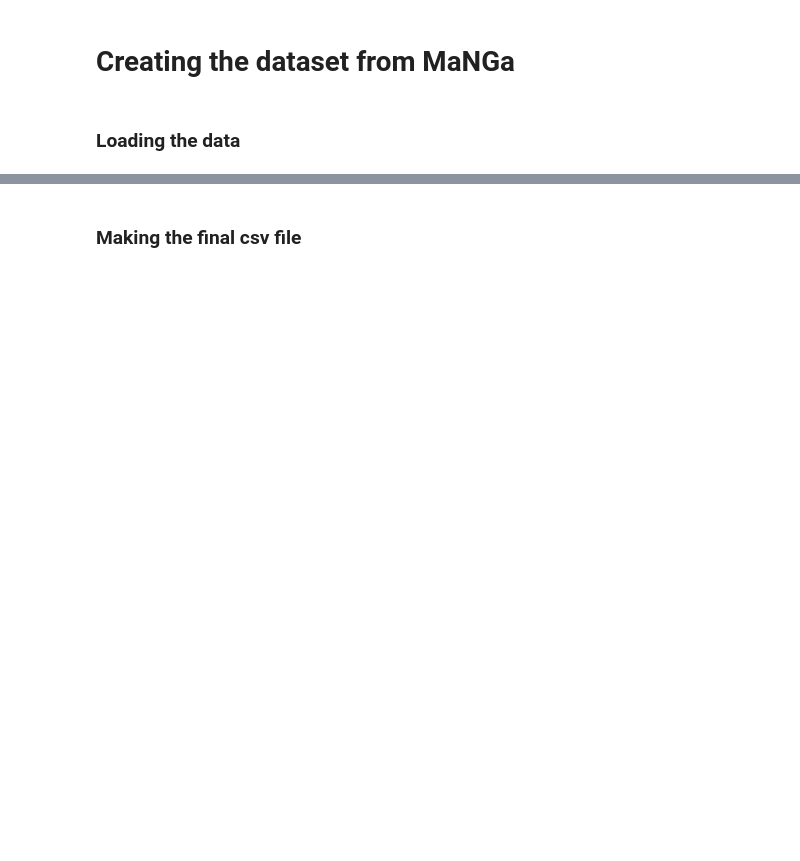
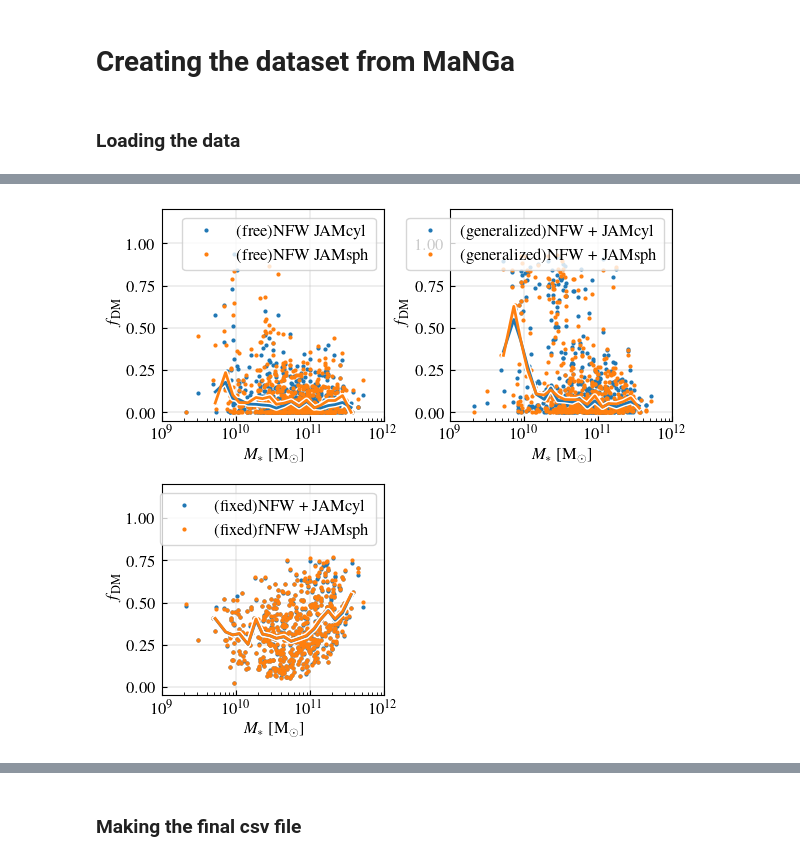
Before and after one commit to Annapreto23/TangoSIDM_DMFraction, a Jupyter notebook: data/Observational_datasets/MANGA_post_processed.ipynb, the cells around one changed output, grey strips where cells are left out. Saved outputs shown, nothing was run; the diff lists cells and outputs as text; code cells hidden in the pictures; blank space fills up the shorter version.

```diff
--- a/data/Observational_datasets/MANGA_post_processed.ipynb
+++ b/data/Observational_datasets/MANGA_post_processed.ipynb
@@ -6,5 +6,15 @@ import matplotlib.pyplot as plt
 import pandas as pd
 import csv
 from astropy.io import fits
+# %%
+def plot_median(xdata, ydata, color):
+    bins = np.arange(9, 12, 0.1)
+    bins = 10**bins
+    num_bins = len(bins)
+    indx = np.digitize(xdata, bins)
+    x_medians = np.array([np.median(xdata[indx == idx]) for idx in np.arange(num_bins) if len(xdata[indx == idx]) > 2])
+    y_medians = np.array([np.median(ydata[indx == idx]) for idx in np.arange(num_bins) if len(xdata[indx == idx]) > 2])
+    ax.plot(x_medians, y_medians, '-', lw=4, color='white')
+    ax.plot(x_medians, y_medians, '-', lw=2, color=color, zorder=100)
 # %% [markdown]
 ### Loading the data
@@ -42,5 +78,73 @@ num_sample = len(M_stellar)
 # %%
 manga_dataset.close()
+# %%
+#################
+# Plot parameters
+params = {
+    "font.size": 12,
+    "font.family": "Times",
+    "text.usetex": True,
+    "figure.figsize": (6, 6),
+    "figure.subplot.left": 0.12,
+    "figure.subplot.right": 0.97,
+    "figure.subplot.bottom": 0.12,
+    "figure.subplot.top": 0.93,
+    "figure.subplot.wspace": 0.3,
+    "figure.subplot.hspace": 0.3,
+    "lines.markersize": 2,
+    "lines.linewidth": 1,
+    "figure.max_open_warning": 0,
+}
+plt.rcParams.update(params)
+plt.figure()
+ax = plt.subplot(2, 2, 1)
+plt.grid(linestyle='-', linewidth=0.3)
+
+plt.plot(M_stellar, fDM_NFW_JAMcyl, 'o',label='(free)NFW JAMcyl')
+plt.plot(M_stellar, fDM_NFW_JAMsph, 'o',label='(free)NFW JAMsph')
+plot_median(M_stellar, fDM_NFW_JAMcyl, 'tab:blue')
+plot_median(M_stellar, fDM_NFW_JAMsph, 'tab:orange')
+
+plt.axis([1e9, 1e12, -0.05, 1.2])
+plt.xscale('log')
+plt.ylabel(r"$f_{\mathrm{DM}}$")
+plt.xlabel("$M_{*}$ [M$_{\odot}$]")
+ax.tick_params(direction='in', axis='both', which='both', pad=4.5)
+plt.legend(ncol=1)
+
+ax = plt.subplot(2, 2, 2)
+plt.grid(linestyle='-', linewidth=0.3)
+plt.plot(M_stellar, fDM_gNFW_JAMcyl, 'o', label='(generalized)NFW + JAMcyl')
+plt.plot(M_stellar, fDM_gNFW_JAMsph, 'o', label='(generalized)NFW + JAMsph')
+plot_median(M_stellar, fDM_gNFW_JAMcyl, 'tab:blue')
+plot_median(M_stellar, fDM_gNFW_JAMsph, 'tab:orange')
+
+
+plt.axis([1e9, 1e12, -0.05, 1.2])
+plt.xscale('log')
+plt.ylabel(r"$f_{\mathrm{DM}}$")
+plt.xlabel("$M_{*}$ [M$_{\odot}$]")
+ax.tick_params(direction='in', axis='both', which='both', pad=4.5)
+plt.legend(ncol=1)
+
+ax = plt.subplot(2, 2, 3)
+plt.grid(linestyle='-', linewidth=0.3)
+
+plt.plot(M_stellar, fDM_fNFW_JAMcyl, 'o',label='(fixed)NFW + JAMcyl')
+plt.plot(M_stellar, fDM_fNFW_JAMsph, 'o',label='(fixed)fNFW +JAMsph')
+plot_median(M_stellar, fDM_fNFW_JAMcyl, 'tab:blue')
+plot_median(M_stellar, fDM_fNFW_JAMsph, 'tab:orange')
+
+plt.axis([1e9, 1e12, -0.05, 1.2])
+plt.xscale('log')
+plt.ylabel(r"$f_{\mathrm{DM}}$")
+plt.xlabel("$M_{*}$ [M$_{\odot}$]")
+ax.tick_params(direction='in', axis='both', which='both', pad=4.5)
+plt.legend(ncol=1)
+
+plt.show()
+# %% [output]
+[figure, added]
 # %%
 #################
 # Plot parameters
```
Also changed, not shown: parts of 7 cells of this notebook, 4 other files.
